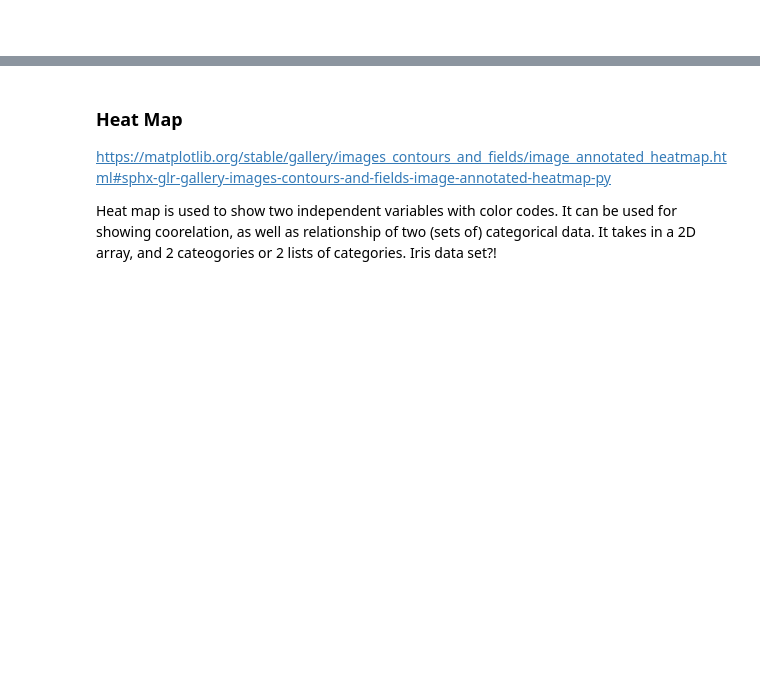
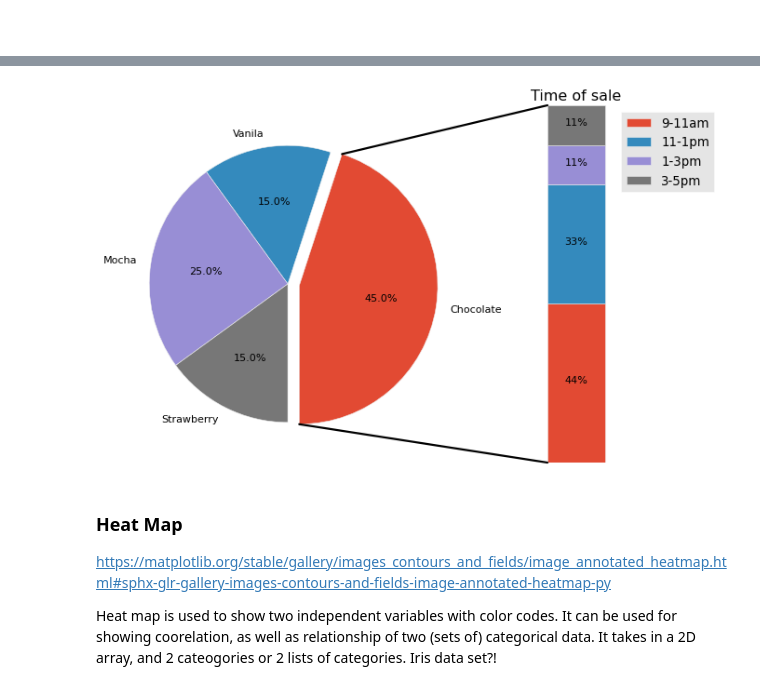
Before and after one commit to HazelIP/Fundamental_DA, a Jupyter notebook: pyplot/pyplot.ipynb, the cells around one changed output, grey strips where cells are left out. Saved outputs shown, nothing was run; the diff lists cells and outputs as text; code cells hidden in the pictures; blank space fills up the shorter version.

```diff
--- a/pyplot/pyplot.ipynb
+++ b/pyplot/pyplot.ipynb
@@ -257,7 +272,67 @@ A bar of pie alongside the pie chart where the first slice of the pie is further
 # %%
-# make figure and assign axis objects; ax1 for the pie chart, ax2 for the exploded bar chart
+# make figure and assign axis objects; ax1 for the pie chart,
+# ax2 for the exploded bar chart
 fig, (ax1, ax2) = plt.subplots(1, 2, figsize=(10, 6))
 fig.subplots_adjust(wspace=0)
+
+# data
+flavours = ["Chocolate", "Vanila", "Mocha", "Strawberry"]
+sales = [90,30,50,30]
+#sales of chocolate flavours at different time of the day
+time_choco = [40,30,10,10]
+
+# pie chart parameters from above cell
+explode = (0.1, 0, 0, 0)
+ax1.pie(sales, labels=flavours, explode=explode, radius=1.2, startangle=270,autopct='%1.1f%%')
+# up to this point a basic pie chart is plotted on the left, with labels
+
+# bar chart parameters
+xpos = 0 #set value of x axis
+bottom = 0
+width = .5
+saleofFlavour = sales[0]
+
+for i in range(len(time_choco)):
+  height = time_choco[i]/saleofFlavour
+  ax2.bar(xpos, height, width, bottom=bottom)
+  # make it a stacked bar chart, stack the new block on top of the existing ones
+  ypos=bottom + ax2.patches[i].get_height()/2
+  bottom+=height
+  # add % in the center of each the block
+  ax2.text(xpos,ypos,'%d%%' % (ax2.patches[i].get_height()*100),ha='center')
+
+ax2.set_title('Time of sale')
+ax2.legend(("9-11am","11-1pm","1-3pm","3-5pm"))
+ax2.axis('off') #not showing axis of bar chart
+ax2.set_xlim(-2.5*width, 2.5*width) #adjusting width of bar
+
+# adding connecting lines
+# this part adopted from "https://matplotlib.org/stable/gallery/pie_and_polar_charts/bar_of_pie.html#sphx-glr-gallery-pie-and-polar-charts-bar-of-pie-py"
+
+# draw top connecting line
+theta1, theta2 = ax1.patches[0].theta1, ax1.patches[0].theta2
+center, r = ax1.patches[0].center, ax1.patches[0].r
+bar_height = sum([item.get_height() for item in ax2.patches])
+x = r * np.cos(np.pi / 180 * theta2) + center[0]
+y = r * np.sin(np.pi / 180 * theta2) + center[1]
+con = ConnectionPatch(xyA=(-width / 2, bar_height), coordsA=ax2.transData,
+                      xyB=(x, y), coordsB=ax1.transData)
+con.set_color([0, 0, 0])
+con.set_linewidth(2) #setting density of line
+ax2.add_artist(con)
+
+# draw bottom connecting line
+x = r * np.cos(np.pi / 180 * theta1) + center[0]
+y = r * np.sin(np.pi / 180 * theta1) + center[1]
+con = ConnectionPatch(xyA=(-width / 2, 0), coordsA=ax2.transData,
+                      xyB=(x, y), coordsB=ax1.transData)
+con.set_color([0, 0, 0])
+ax2.add_artist(con)
+con.set_linewidth(2)
+
+plt.show()
+# %% [output]
+[figure, added]
 # %% [markdown]
 ### Heat Map
 https://matplotlib.org/stable/gallery/images_contours_and_fields/image_annotated_heatmap.html#sphx-glr-gallery-images-contours-and-fields-image-annotated-heatmap-py
```
Also changed, not shown: parts of 15 cells of this notebook.
